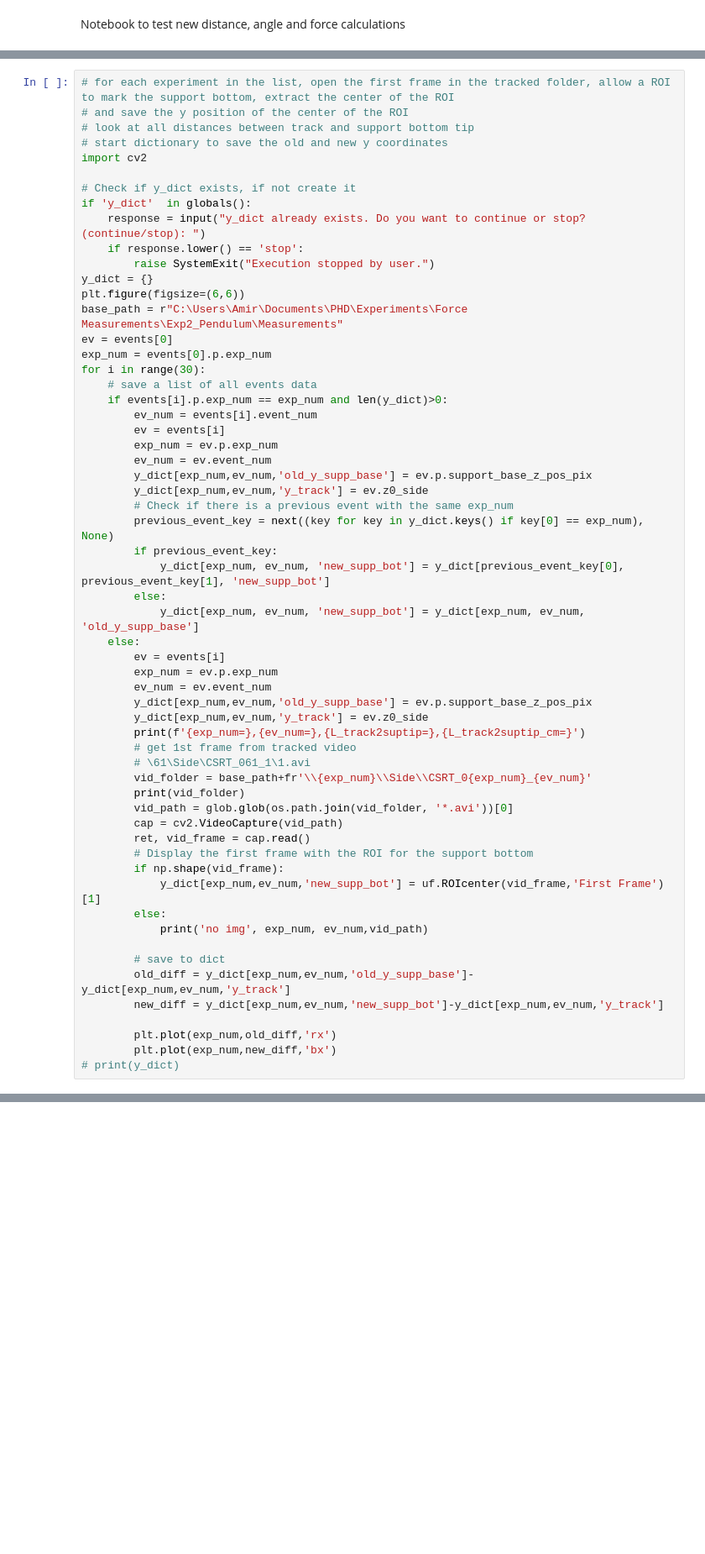
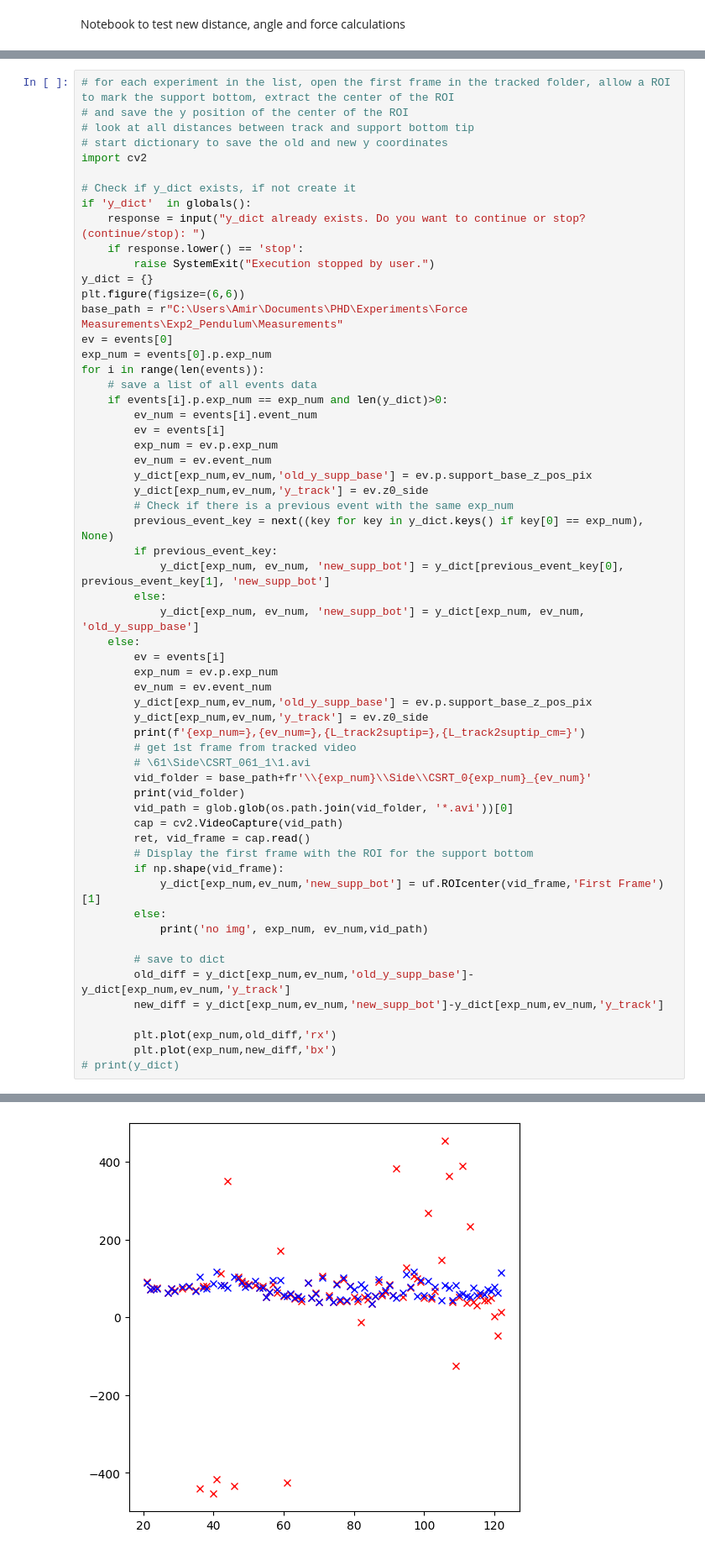
Before and after one commit to amirohad/Repo_article0, a Jupyter notebook: test_new_calcs.ipynb, the cells around one changed output, grey strips where cells are left out. Shown at 84% size. Cells and saved outputs as stored; diff of their text form; blank space fills up the shorter version.

```diff
--- a/test_new_calcs.ipynb
+++ b/test_new_calcs.ipynb
@@ -467,7 +671,7 @@ plt.figure(figsize=(6,6))
 base_path = r"C:\Users\Amir\Documents\PHD\Experiments\Force Measurements\Exp2_Pendulum\Measurements"
 ev = events[0]
 exp_num = events[0].p.exp_num
-for i in range(30):
+for i in range(len(events)):
     # save a list of all events data
     if events[i].p.exp_num == exp_num and len(y_dict)>0:
         ev_num = events[i].event_num
@@ -514,3 +734,4 @@ SystemExit: Execution stopped by user.
+[figure, added]
 # %%
 # to close all open windows from crash
 # cv2.destroyAllWindows()
```
Also changed, not shown: parts of 9 cells of this notebook, 2 other files.
